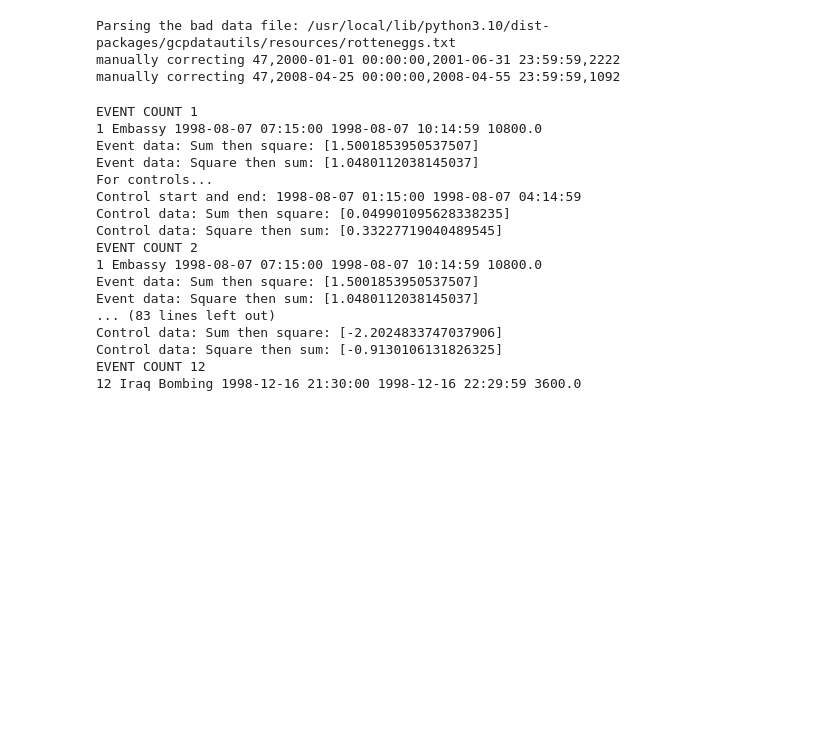
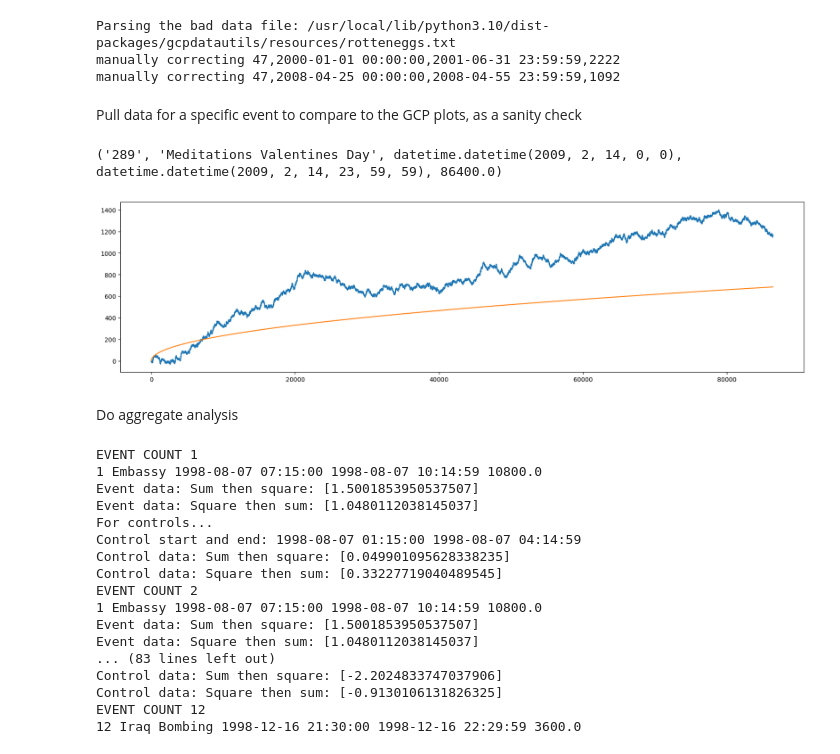
Before and after one commit to AvantiShri/gcp_analysis, a Jupyter notebook: alldata/Replicate_GCP1_main_conclusion.ipynb, the cells around one changed output. Drawn from its saved outputs; the diff is of its cells as text; code cells hidden in the pictures; blank space fills up the shorter version.

```diff
--- a/alldata/Replicate_GCP1_main_conclusion.ipynb
+++ b/alldata/Replicate_GCP1_main_conclusion.ipynb
@@ -69,6 +71,36 @@ gcp_data_reader = GCPHdf5DataReader()
 Parsing the bad data file: /usr/local/lib/python3.10/dist-packages/gcpdatautils/resources/rotteneggs.txt
 manually correcting 47,2000-01-01 00:00:00,2001-06-31 23:59:59,2222
 manually correcting 47,2008-04-25 00:00:00,2008-04-55 23:59:59,1092
+# %% [markdown]
+Pull data for a specific event to compare to the GCP plots, as a sanity check
+# %%
+%matplotlib inline
+from matplotlib import pyplot as plt
+import numpy as np
+import scipy
+#data for a top-ranked GCP event - Valentine's day 2009
+# Compare to: https://global-mind.org/valentines.09.html
+idx=275
+print(included_events[idx])
+
+start_datetime, end_datetime = included_events[idx][2], included_events[idx][3]
+event_data = gcp_data_reader.fetch_data(start_datetime, end_datetime, normalize=False)[0]
+
+#make the chi-squared-minus-1 plot
+csm1 = np.square(np.nansum((event_data - 100)/np.sqrt(50), axis=1)/np.sqrt(
+        np.sum(np.isnan(event_data)==False, axis=1))) - 1
+plt.figure(figsize=(20,5))
+plt.plot(np.arange(len(csm1)), np.cumsum(csm1))
+#also plot the p=0.05 envelop
+plt.plot(np.arange(len(csm1)), np.array([scipy.stats.chi2.ppf(0.95, x+1)
+                                         for x in np.arange(len(csm1))])
+                                        - (np.arange(len(csm1))+1) )
+plt.show()
+# %% [output]
+('289', 'Meditations Valentines Day', datetime.datetime(2009, 2, 14, 0, 0), datetime.datetime(2009, 2, 14, 23, 59, 59), 86400.0)
+[figure, added]
+# %% [markdown]
+Do aggregate analysis
 # %%
 from datetime import datetime,timedelta
 import numpy as np
```
Also changed, not shown: parts of 3 cells of this notebook.
